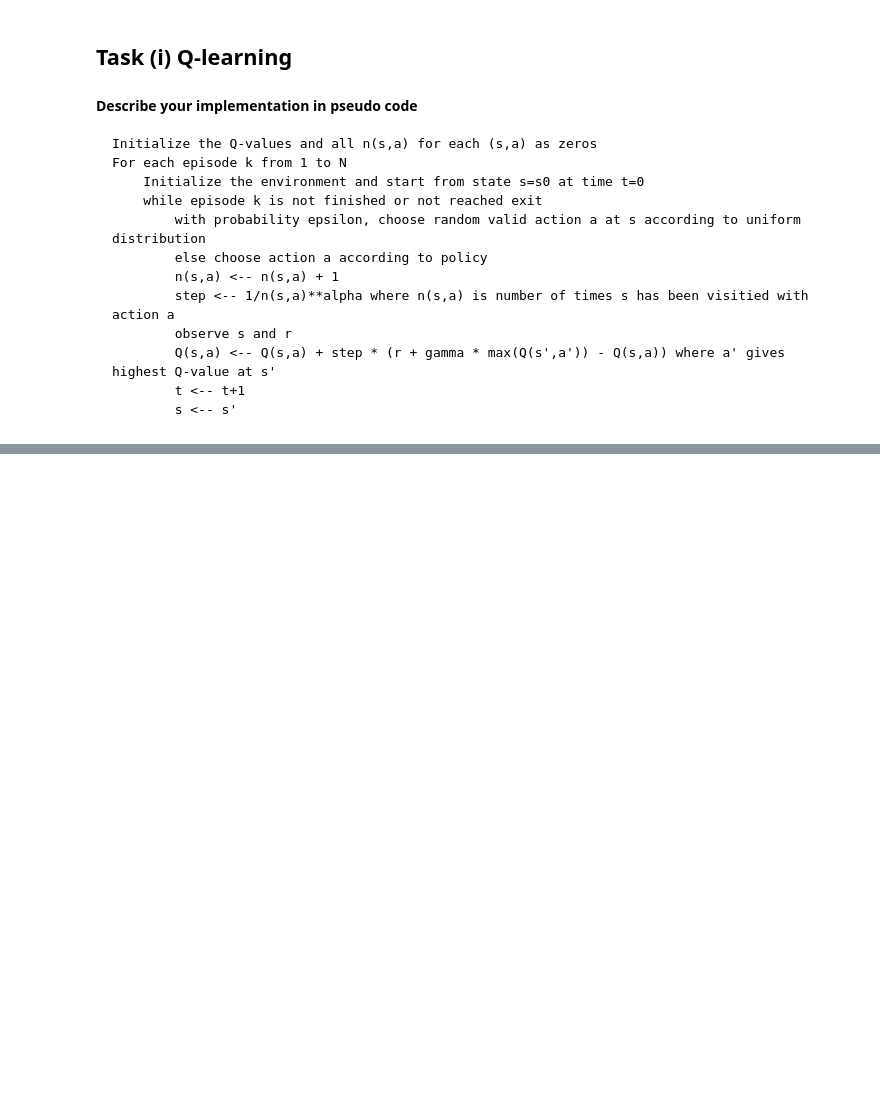
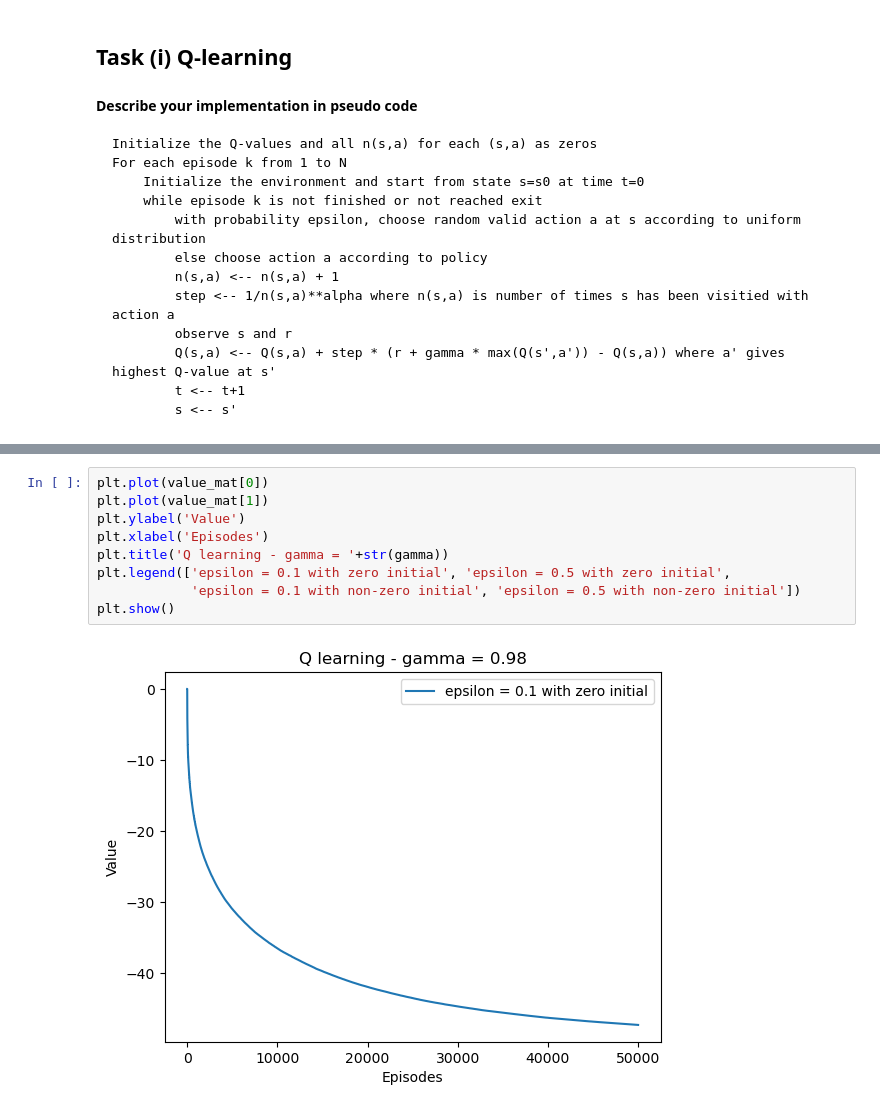
Before and after one commit to tawsiislam/RL_labs, a Jupyter notebook: lab1/lab1.ipynb, the cells around one changed output, grey strips where cells are left out. Saved outputs shown, nothing was run; the diff lists cells and outputs as text; blank space fills up the shorter version.

```diff
--- a/lab1/lab1.ipynb
+++ b/lab1/lab1.ipynb
@@ -237,0 +273,11 @@ AttributeError: 'Maze' object has no attribute '__move'
+# %%
+plt.plot(value_mat[0])
+plt.plot(value_mat[1])
+plt.ylabel('Value')
+plt.xlabel('Episodes')
+plt.title('Q learning - gamma = '+str(gamma))
+plt.legend(['epsilon = 0.1 with zero initial', 'epsilon = 0.5 with zero initial',
+            'epsilon = 0.1 with non-zero initial', 'epsilon = 0.5 with non-zero initial'])
+plt.show()
+# %% [output]
+[figure, added]
```
Also changed, not shown: parts of 7 cells of this notebook, 3 other files.
